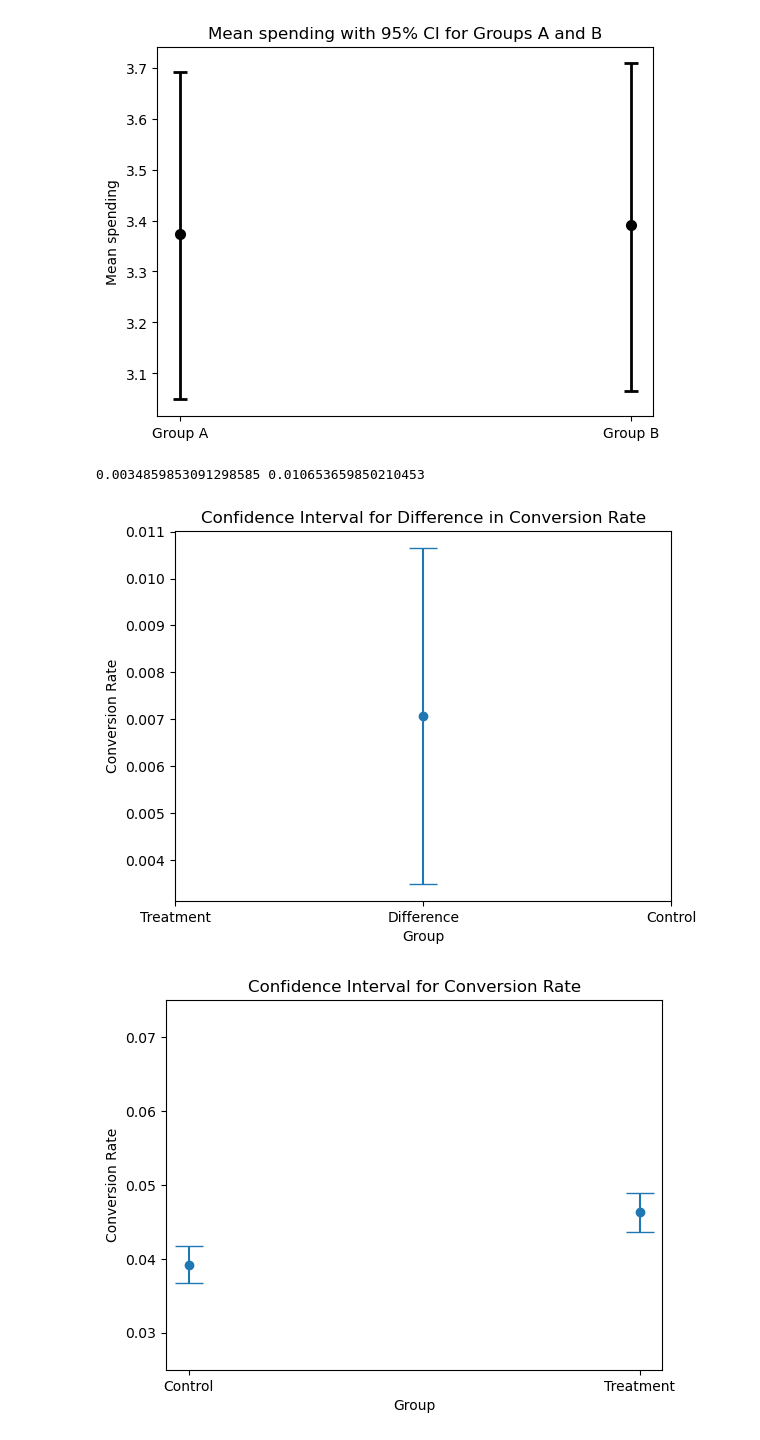
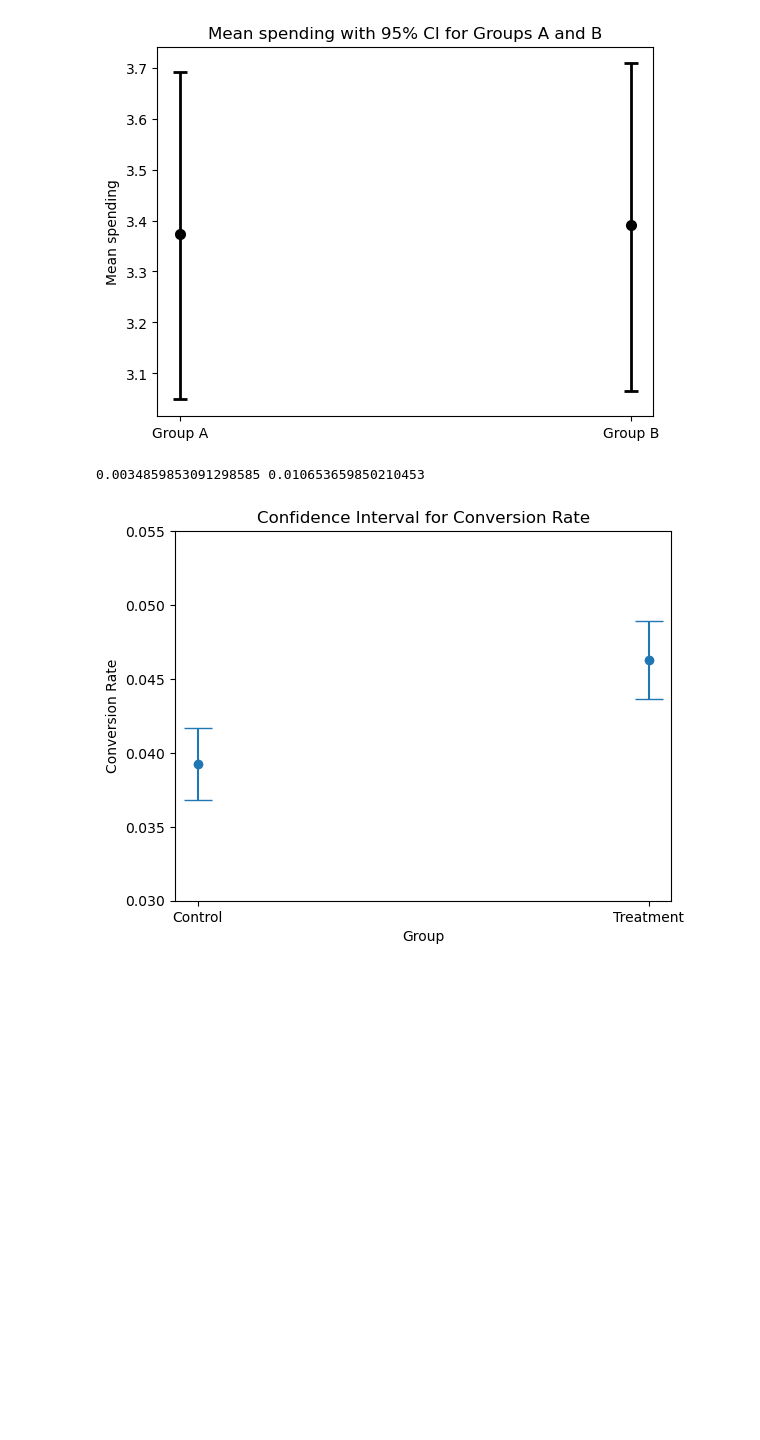
Before and after one commit to ashkanpir/A-B-Test_GlowBox, a Jupyter notebook: Glow_Box_A_B_test_AfterSanityChecks.ipynb, the cells around one changed output. Saved outputs shown, nothing was run; the diff lists cells and outputs as text; code cells hidden in the pictures; blank space fills up the shorter version.

```diff
--- a/Glow_Box_A_B_test_AfterSanityChecks.ipynb
+++ b/Glow_Box_A_B_test_AfterSanityChecks.ipynb
@@ -493,45 +488,36 @@ plt.title('Mean spending with 95% CI for Groups A and B')
 plt.show()
 # %% [output]
 [figure]
-# %%
-import numpy as np
-import matplotlib.pyplot as plt
-
-# Sample data
-control_conv = df[df['group'] == 'A']['convert'].mean()
-treatment_conv = df[df['group'] == 'B']['convert'].mean()
-control_size = df[df['group'] == 'A']['uid'].nunique()
-treatment_size = df[df['group'] == 'B']['uid'].nunique()
-
-# Calculate confidence intervals
-z = 1.96 # 95% confidence level
-p1 = control_conv
-p2 = treatment_conv
-n1 = control_size
-n2 = treatment_size
-se = np.sqrt((p1*(1-p1)/n1) + (p2*(1-p2)/n2))
-diff = p2 - p1
-me = z * se
-ci_low = diff - me
-ci_high = diff + me
-print(ci_low, ci_high)
-# Visualization of confidence intervals for difference in conversion rate
-plt.errorbar(x=0, y=diff, yerr=me, fmt='o', capsize=10)
-plt.xlim([-1, 1])
-plt.xticks([-1, 0, 1], ['Treatment', 'Difference', 'Control'])
-plt.xlabel('Group')
-plt.ylabel('Conversion Rate')
-plt.title('Confidence Interval for Difference in Conversion Rate')
-plt.show()
-
-# Visualization of confidence intervals for conversion rates
-plt.errorbar(x=['Control', 'Treatment'], y=[control_conv, treatment_conv], yerr=[z*np.sqrt(p1*(1-p1)/n1), z*np.sqrt(p2*(1-p2)/n2)], fmt='o', capsize=10)
-plt.ylim([0.025, 0.075])
-plt.xlabel('Group')
-plt.ylabel('Conversion Rate')
-plt.title('Confidence Interval for Conversion Rate')
-plt.show()
-# %% [output]
-0.0034859853091298585 0.010653659850210453
-[figure, removed]
-[figure, removed]
+# %%
+import numpy as np
+import matplotlib.pyplot as plt
+
+# Sample data
+control_conv = df[df['group'] == 'A']['convert'].mean()
+treatment_conv = df[df['group'] == 'B']['convert'].mean()
+control_size = df[df['group'] == 'A']['uid'].nunique()
+treatment_size = df[df['group'] == 'B']['uid'].nunique()
+
+# Calculate confidence intervals
+z = 1.96 # 95% confidence level
+p1 = control_conv
+p2 = treatment_conv
+n1 = control_size
+n2 = treatment_size
+se = np.sqrt((p1*(1-p1)/n1) + (p2*(1-p2)/n2))
+diff = p2 - p1
+me = z * se
+ci_low = diff - me
+ci_high = diff + me
+print(ci_low, ci_high)
+
+# Visualization of confidence intervals for conversion rates
+plt.errorbar(x=['Control', 'Treatment'], y=[control_conv, treatment_conv], yerr=[z*np.sqrt(p1*(1-p1)/n1), z*np.sqrt(p2*(1-p2)/n2)], fmt='o', capsize=10)
+plt.ylim([0.030, 0.055])
+plt.xlabel('Group')
+plt.ylabel('Conversion Rate')
+plt.title('Confidence Interval for Conversion Rate')
+plt.show()
+# %% [output]
+0.0034859853091298585 0.010653659850210453
+[figure, added]
```
Also changed, not shown: parts of 1 cell of this notebook.
